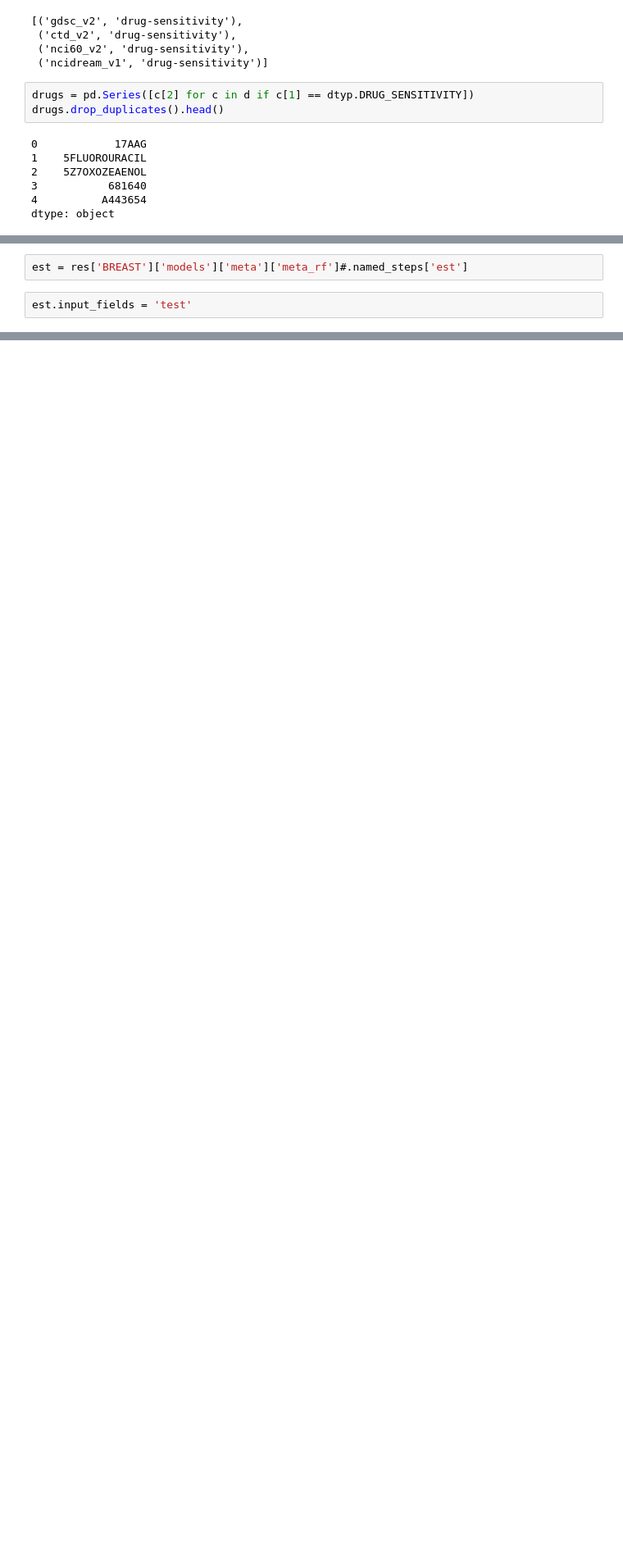
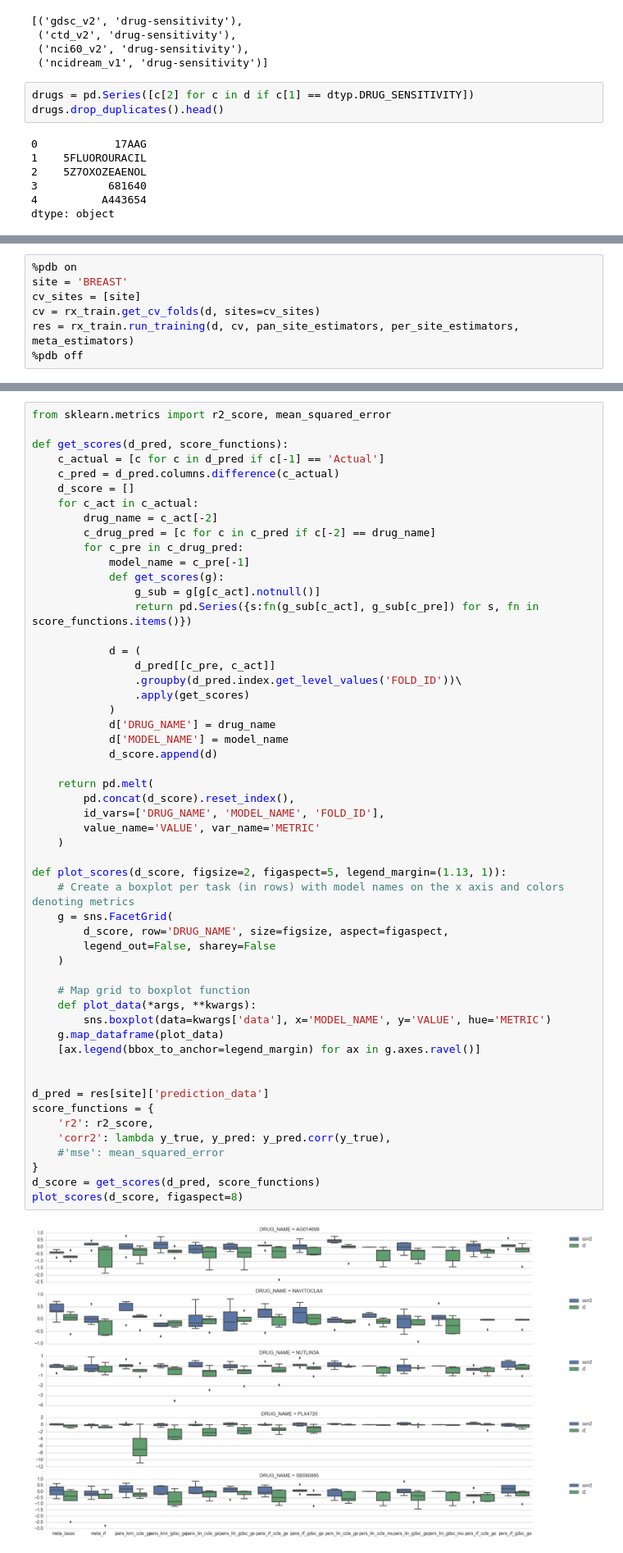
Before and after one commit to eric-czech/mgds, a Jupyter notebook: python/notebook/data_modeling/rx_modeling/training.ipynb, the cells around one changed output, grey strips where cells are left out. Shown at 82% size. Saved outputs shown, nothing was run; the diff lists cells and outputs as text; blank space fills up the shorter version.

Commit message:
more training

```diff
--- a/python/notebook/data_modeling/rx_modeling/training.ipynb
+++ b/python/notebook/data_modeling/rx_modeling/training.ipynb
@@ -648,4 +252,0 @@ Automatic pdb calling has been turned OFF
-# %%
-est = res['BREAST']['models']['meta']['meta_rf']#.named_steps['est']
-# %%
-est.input_fields = 'test'
@@ -673,0 +501,7 @@ dtype: float64
+# %%
+%pdb on
+site = 'BREAST'
+cv_sites = [site]
+cv = rx_train.get_cv_folds(d, sites=cv_sites)
+res = rx_train.run_training(d, cv, pan_site_estimators, per_site_estimators, meta_estimators)
+%pdb off
@@ -673,0 +653,55 @@ dtype: float64
+# %%
+from sklearn.metrics import r2_score, mean_squared_error
+
+def get_scores(d_pred, score_functions):
+    c_actual = [c for c in d_pred if c[-1] == 'Actual']
+    c_pred = d_pred.columns.difference(c_actual)
+    d_score = []
+    for c_act in c_actual:
+        drug_name = c_act[-2]
+        c_drug_pred = [c for c in c_pred if c[-2] == drug_name]
+        for c_pre in c_drug_pred:
+            model_name = c_pre[-1]
+            def get_scores(g):
+                g_sub = g[g[c_act].notnull()]
+                return pd.Series({s:fn(g_sub[c_act], g_sub[c_pre]) for s, fn in score_functions.items()})
+
+            d = (
+                d_pred[[c_pre, c_act]]
+                .groupby(d_pred.index.get_level_values('FOLD_ID'))\
+                .apply(get_scores)
+            )
+            d['DRUG_NAME'] = drug_name
+            d['MODEL_NAME'] = model_name
+            d_score.append(d)
+
+    return pd.melt(
+        pd.concat(d_score).reset_index(),
+        id_vars=['DRUG_NAME', 'MODEL_NAME', 'FOLD_ID'],
+        value_name='VALUE', var_name='METRIC'
+    )
+
+def plot_scores(d_score, figsize=2, figaspect=5, legend_margin=(1.13, 1)):
+    # Create a boxplot per task (in rows) with model names on the x axis and colors denoting metrics
+    g = sns.FacetGrid(
+        d_score, row='DRUG_NAME', size=figsize, aspect=figaspect,
+        legend_out=False, sharey=False
+    )
+
+    # Map grid to boxplot function
+    def plot_data(*args, **kwargs):
+        sns.boxplot(data=kwargs['data'], x='MODEL_NAME', y='VALUE', hue='METRIC')
+    g.map_dataframe(plot_data)
+    [ax.legend(bbox_to_anchor=legend_margin) for ax in g.axes.ravel()]
+
+
+d_pred = res[site]['prediction_data']
+score_functions = {
+    'r2': r2_score,
+    'corr2': lambda y_true, y_pred: y_pred.corr(y_true),
+    #'mse': mean_squared_error
+}
+d_score = get_scores(d_pred, score_functions)
+plot_scores(d_score, figaspect=8)
+# %% [output]
+[figure, added]
```
Also changed, not shown: parts of 38 cells of this notebook, 2 other files.
